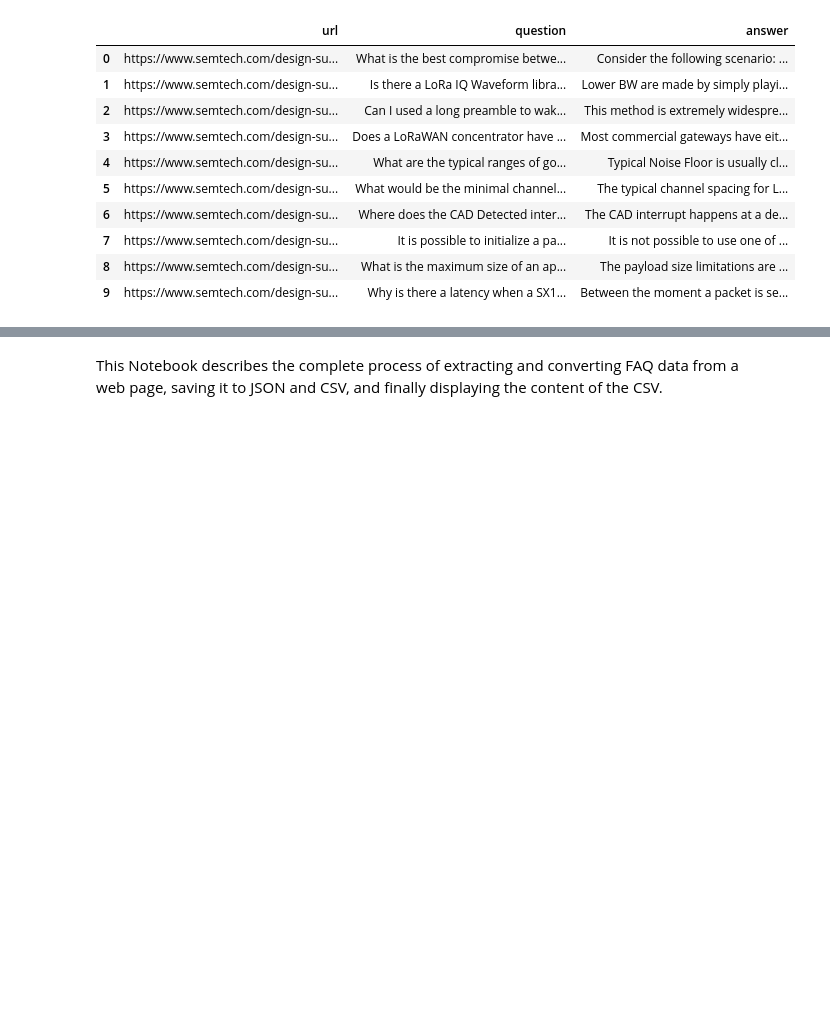
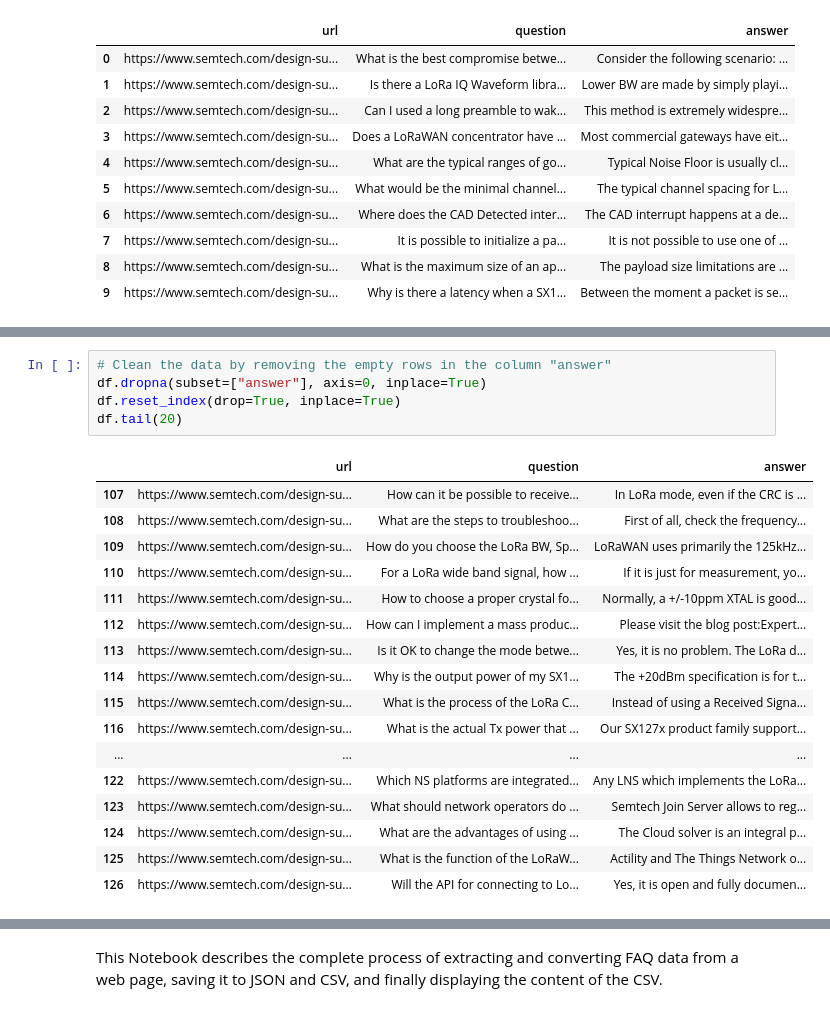
Before and after one commit to jorgechvz/lorawan-chatbot-llm, a Jupyter notebook: 02_data_faq_collection.ipynb, the cells around one changed output, grey strips where cells are left out. Drawn from its saved outputs; the diff is of its cells as text; blank space fills up the shorter version.

```diff
--- a/02_data_faq_collection.ipynb
+++ b/02_data_faq_collection.ipynb
@@ -189,3 +196,26 @@ df.tail(10)
 | 130 | https://www.semtech.com/design-su... | What are the advantages of using ... | The Cloud solver is an integral p... |
 | 131 | https://www.semtech.com/design-su... | What is the function of the LoRaW... | Actility and The Things Network o... |
 | 132 | https://www.semtech.com/design-su... | Will the API for connecting to Lo... | Yes, it is open and fully documen... |
+# %%
+# Clean the data by removing the empty rows in the column "answer"
+df.dropna(subset=["answer"], axis=0, inplace=True)
+df.reset_index(drop=True, inplace=True)
+df.tail(20)
+# %% [output]
+|  | url | question | answer |
+| 107 | https://www.semtech.com/design-su... | How can it be possible to receive... | In LoRa mode, even if the CRC is ... |
+| 108 | https://www.semtech.com/design-su... | What are the steps to troubleshoo... | First of all, check the frequency... |
+| 109 | https://www.semtech.com/design-su... | How do you choose the LoRa BW, Sp... | LoRaWAN uses primarily the 125kHz... |
+| 110 | https://www.semtech.com/design-su... | For a LoRa wide band signal, how ... | If it is just for measurement, yo... |
+| 111 | https://www.semtech.com/design-su... | How to choose a proper crystal fo... | Normally, a +/-10ppm XTAL is good... |
+| 112 | https://www.semtech.com/design-su... | How can I implement a mass produc... | Please visit the blog post:Expert... |
+| 113 | https://www.semtech.com/design-su... | Is it OK to change the mode betwe... | Yes, it is no problem. The LoRa d... |
+| 114 | https://www.semtech.com/design-su... | Why is the output power of my SX1... | The +20dBm specification is for t... |
+| 115 | https://www.semtech.com/design-su... | What is the process of the LoRa C... | Instead of using a Received Signa... |
+| 116 | https://www.semtech.com/design-su... | What is the actual Tx power that ... | Our SX127x product family support... |
+| ... | ... | ... | ... |
+| 122 | https://www.semtech.com/design-su... | Which NS platforms are integrated... | Any LNS which implements the LoRa... |
+| 123 | https://www.semtech.com/design-su... | What should network operators do ... | Semtech Join Server allows to reg... |
+| 124 | https://www.semtech.com/design-su... | What are the advantages of using ... | The Cloud solver is an integral p... |
+| 125 | https://www.semtech.com/design-su... | What is the function of the LoRaW... | Actility and The Things Network o... |
+| 126 | https://www.semtech.com/design-su... | Will the API for connecting to Lo... | Yes, it is open and fully documen... |
```
Also changed, not shown: parts of 4 cells of this notebook.
